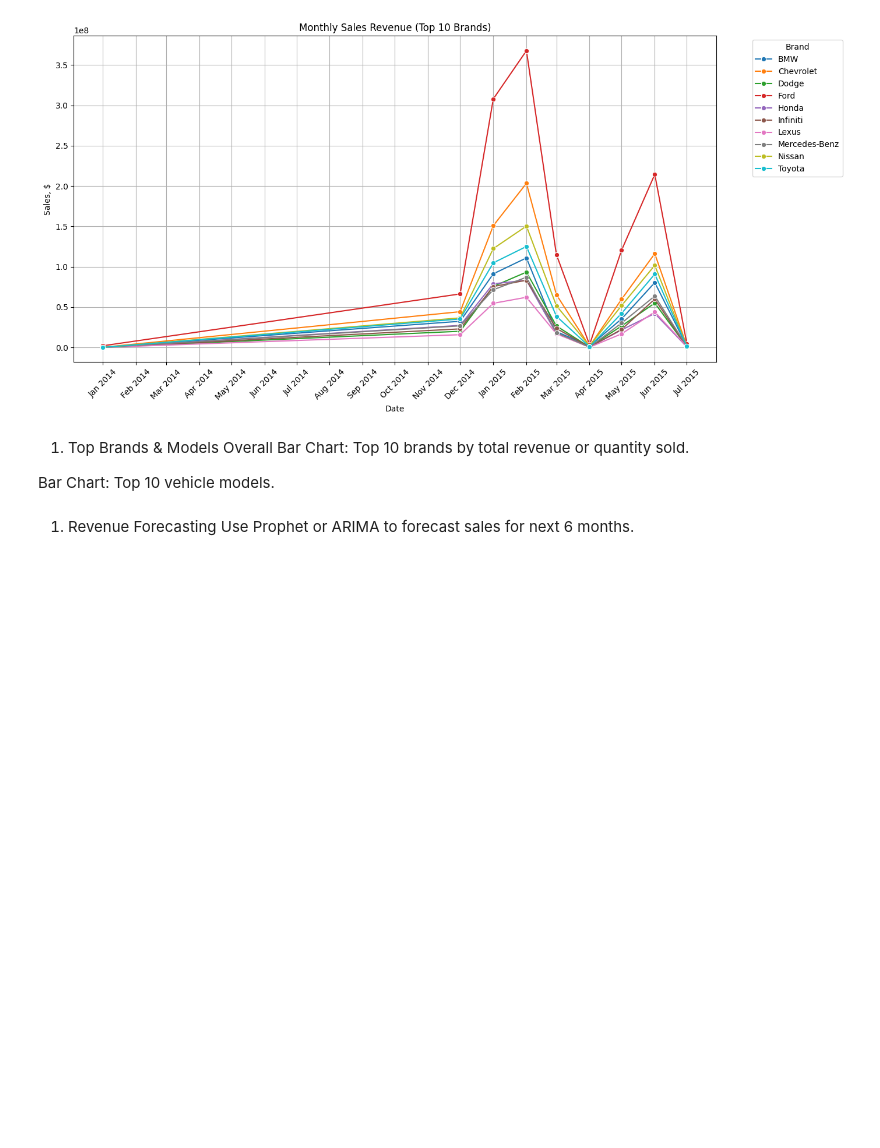
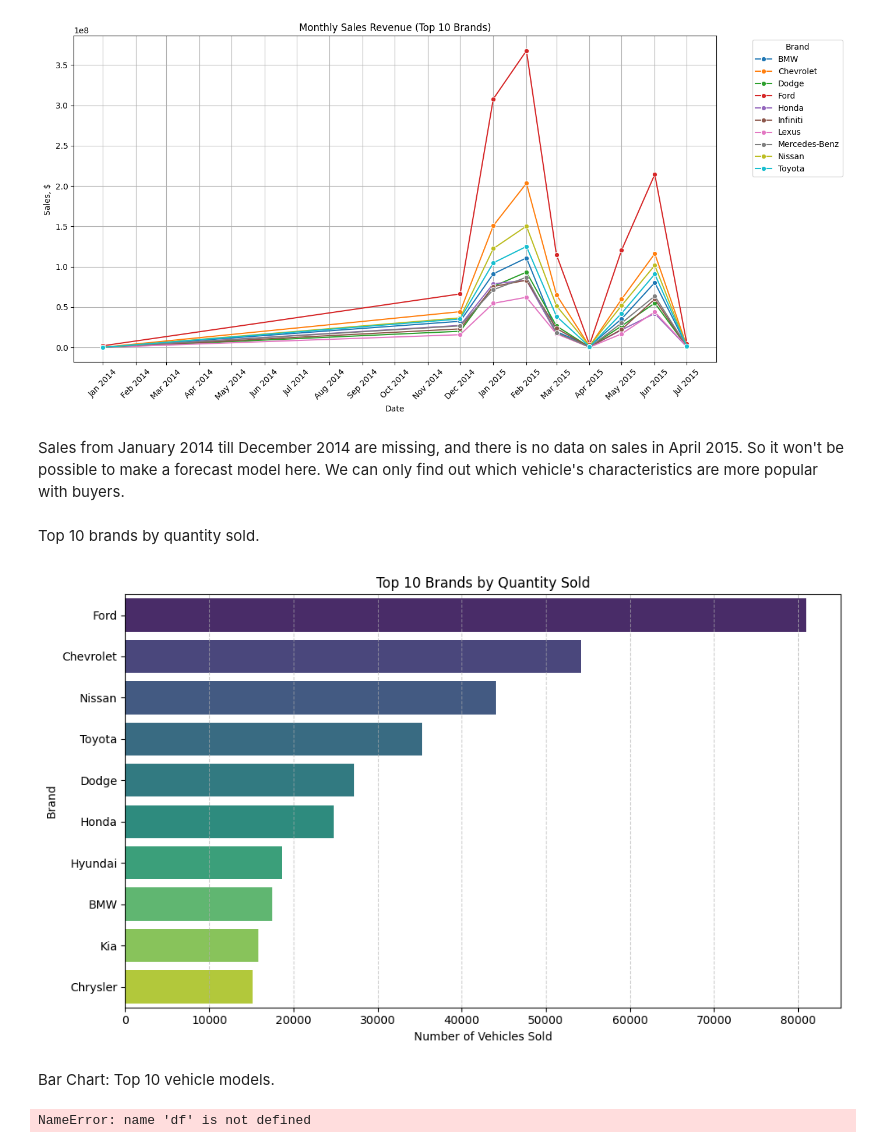
Before and after one commit to Angelika3108/Vehicle-Car-Sales, a Jupyter notebook: vehicle_sales.ipynb, the cells around one changed output. Cells and saved outputs as stored; diff of their text form; code cells hidden in the pictures; blank space fills up the shorter version.

```diff
--- a/vehicle_sales.ipynb
+++ b/vehicle_sales.ipynb
@@ -104,11 +131,46 @@ plt.savefig('Top10brands.jpg', format='jpg', dpi=300)
 plt.show()
 # %% [output]
 [figure]
+# %% [markdown]
+Sales from January 2014 till December 2014 are missing, and there is no data on sales in April 2015.
+So it won't be possible to make a forecast model here.
+We can only find out which vehicle's characteristics are more popular with buyers.
 # %% [markdown]
-1. Top Brands & Models Overall
-Bar Chart: Top 10 brands by total revenue or quantity sold.
-
-Bar Chart: Top 10 vehicle models.
+Top 10 brands by  quantity sold.
-# %% [markdown]
-1. Revenue Forecasting
-Use Prophet or ARIMA to forecast sales for next 6 months.
+# %%
+# 1. Group by brand and count how many vehicles sold per brand
+brand_counts = (
+    vehicles.groupby('make')
+    .size()  # counts number of rows (sales)
+    .sort_values(ascending=False)
+    .head(10)  # top 10 brands
+)
+
+# 2. Plot bar chart
+plt.figure(figsize=(10, 6))
+
+sns.barplot(
+    x=brand_counts.values,
+    y=brand_counts.index,
+    hue=brand_counts.index,
+    palette='viridis',
+    legend=False
+)
+
+plt.title('Top 10 Brands by Quantity Sold')
+plt.xlabel('Number of Vehicles Sold')
+plt.ylabel('Brand')
+plt.grid(axis='x', linestyle='--', alpha=0.6)
+plt.tight_layout()
+plt.savefig('output/Top10brandsbyquantity.jpg', format='jpg', dpi=300)
+plt.show()
+# %% [output]
+[figure, added]
+# %% [markdown]
+Bar Chart: Top 10 vehicle models.
+# %%
+MODEL_LABEL = df['model'].values
+MODEL_count = MODEL_counts[MODEL_counts > 1000]
+MODEL_count
+# %% [output]
+NameError: name 'df' is not defined
```
Also changed, not shown: parts of 7 cells of this notebook, 4 other files.
